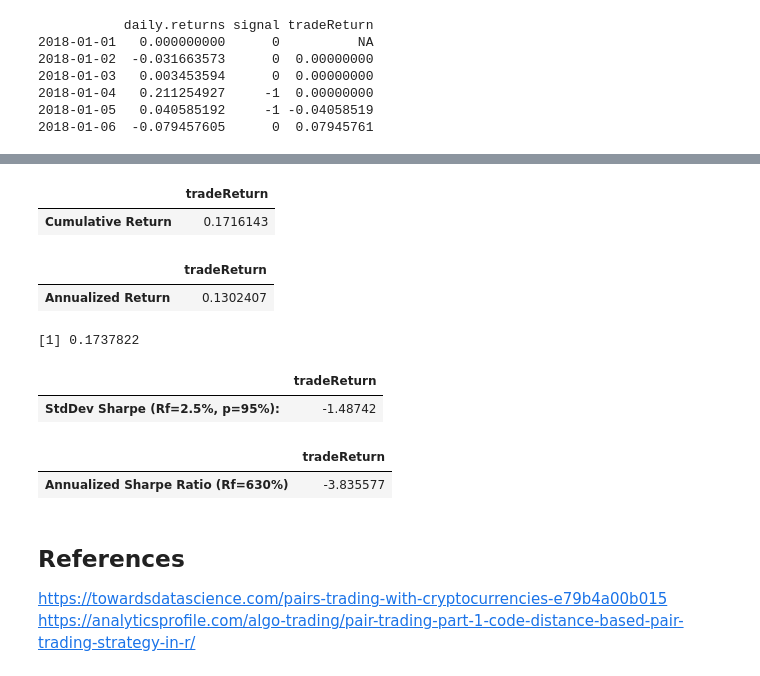
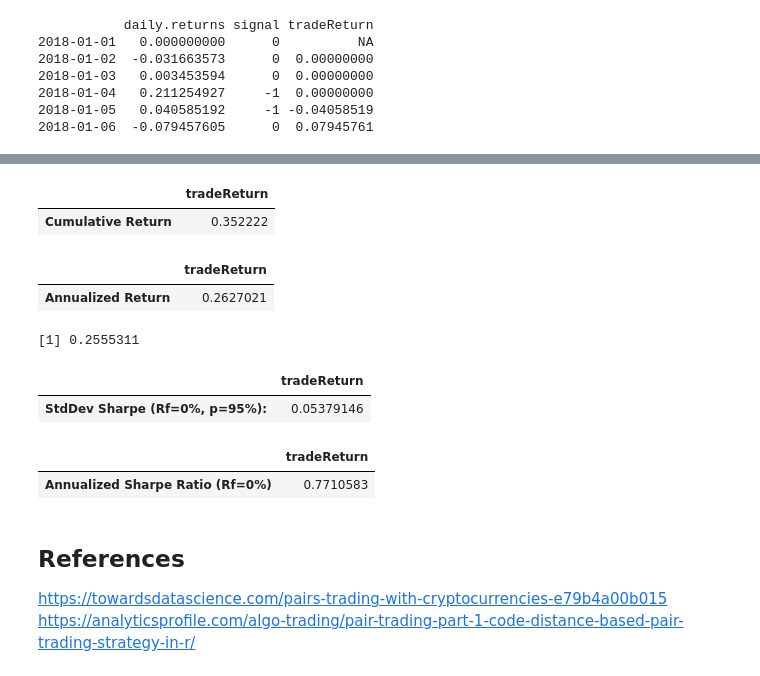
Before and after one commit to yehjxraymond/wqu_econometrics_group_proj, a Jupyter notebook: submission3/Untitled.ipynb, the cells around one changed output, grey strips where cells are left out. Saved outputs shown, nothing was run; the diff lists cells and outputs as text; code cells hidden in the pictures.

```diff
--- a/submission3/Untitled.ipynb
+++ b/submission3/Untitled.ipynb
@@ -143,9 +138,13 @@ mean(SPREAD)
+# %%
+# Function to calculate spead based on z-score
+Z_SPREAD = function(x){
+    return (x * sd(SPREAD) + mean(SPREAD))
+}
 # %%
-# ENTER_RET = 0.2
-# EXIT_RET = 0.025
-
-ENTER_RET = 0.2
-EXIT_RET = 0.05
+# Enter when current return spread is 3 standard deviation away
+# and exit when it's 1 standard deviation away
+ENTER_RET = Z_SPREAD(3)
+EXIT_RET = Z_SPREAD(1)
 
 # 0 = neutral, 1 = long, -1 = short
 signal = list()
@@ -193,19 +192,19 @@ charts.PerformanceSummary(na.approx(RES$tradeReturn))
 # %%
 Return.cumulative(RES$tradeReturn)
 Return.annualized(RES$tradeReturn)
 maxDrawdown(RES$tradeReturn)
-SharpeRatio(RES$tradeReturn, Rf = 0.025, p=0.95, FUN = "StdDev")
-SharpeRatio.annualized(RES$tradeReturn, Rf = 0.025)
+SharpeRatio(RES$tradeReturn, Rf = 0, p=0.95, FUN = "StdDev")
+SharpeRatio.annualized(RES$tradeReturn, Rf = 0)
 # %% [output]
 |  | tradeReturn |
-| Cumulative Return | 0.1716143 |
+| Cumulative Return | 0.352222 |
 |  | tradeReturn |
-| Annualized Return | 0.1302407 |
+| Annualized Return | 0.2627021 |
-[1] 0.1737822
+[1] 0.2555311
 |  | tradeReturn |
-| StdDev Sharpe (Rf=2.5%, p=95%): | -1.48742 |
+| StdDev Sharpe (Rf=0%, p=95%): | 0.05379146 |
 |  | tradeReturn |
-| Annualized Sharpe Ratio (Rf=630%) | -3.835577 |
+| Annualized Sharpe Ratio (Rf=0%) | 0.7710583 |
 # %% [markdown]
 ## References
 https://towardsdatascience.com/pairs-trading-with-cryptocurrencies-e79b4a00b015
```
Also changed, not shown: parts of 4 cells of this notebook.
